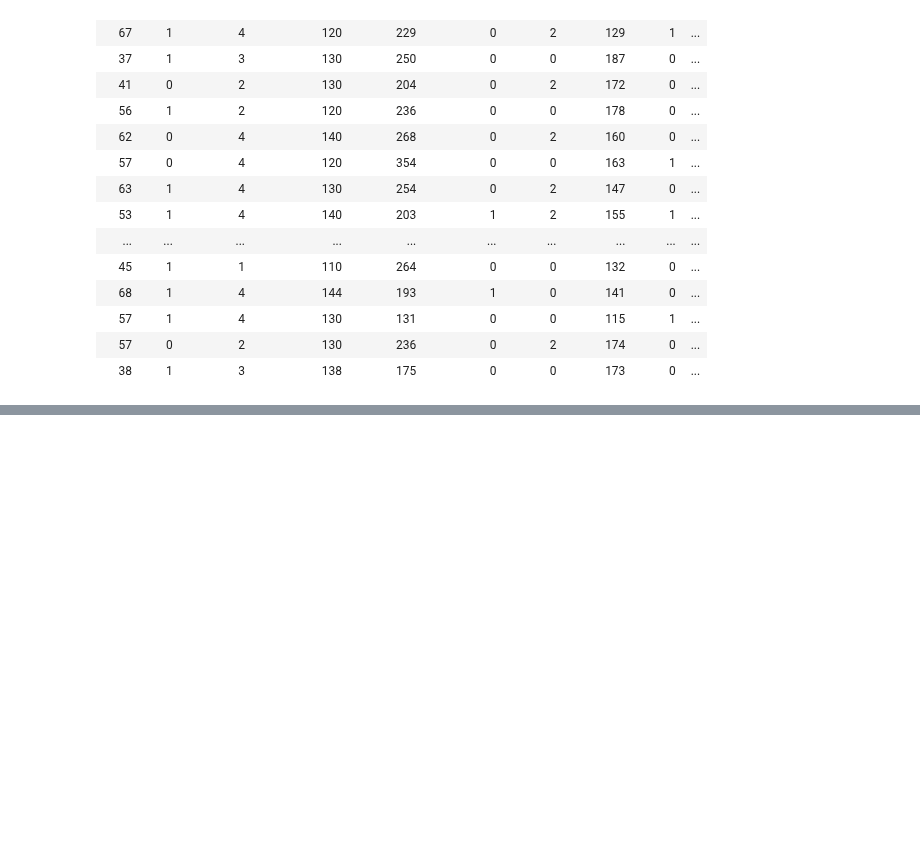
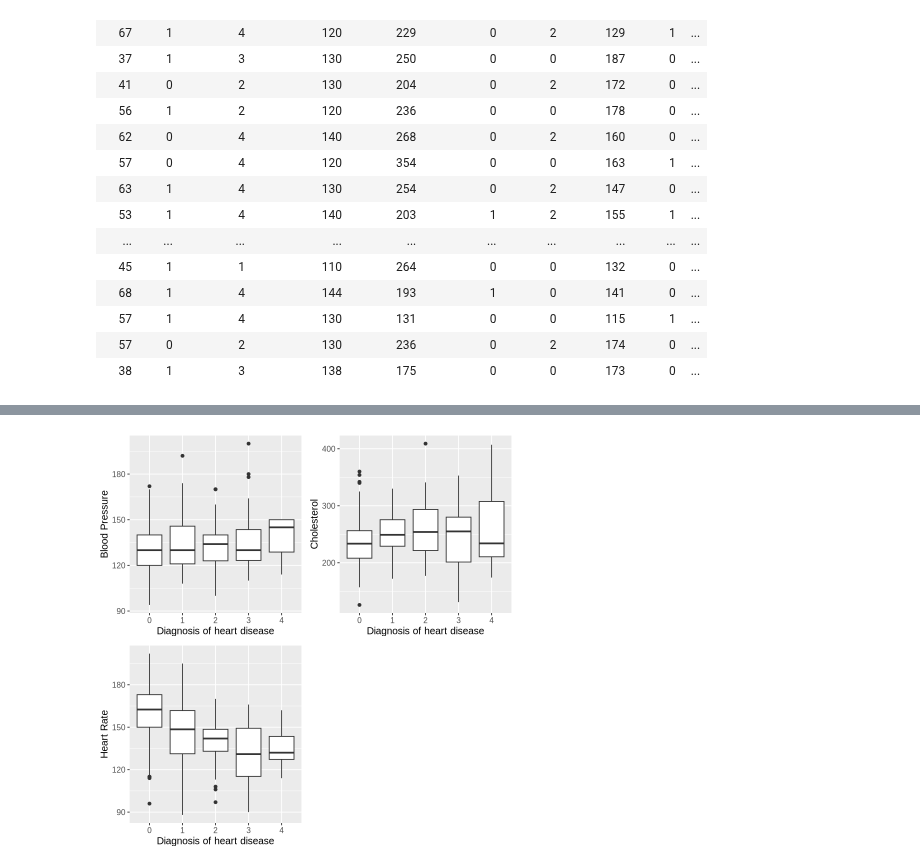
Before and after one commit to Git-Aarya/Heart-Disease-Predictor, a Jupyter notebook: project_proposal_analysis.ipynb, the cells around one changed output, grey strips where cells are left out. Cells and saved outputs as stored; diff of their text form; code cells hidden in the pictures; blank space fills up the shorter version.

Commit message:
Added Box Plot

```diff
--- a/project_proposal_analysis.ipynb
+++ b/project_proposal_analysis.ipynb
@@ -153,0 +147,13 @@ cp_ratio_plot
+# %%
+bp_box_plot <- cleveland_train |> ggplot(aes(x = diagnosis, y = blood_pressure)) + geom_boxplot() +
+labs(x = "Diagnosis of heart disease", y = "Blood Pressure") +
+theme(text = element_text(size = 12))
+chol_box_plot <- cleveland_train |> ggplot(aes(x = diagnosis, y = cholesterol)) + geom_boxplot() +
+labs(x = "Diagnosis of heart disease", y = "Cholesterol") +
+theme(text = element_text(size = 12))
+hr_box_plot <- cleveland_train |> ggplot(aes(x = diagnosis, y = heart_rate)) + geom_boxplot() +
+labs(x = "Diagnosis of heart disease", y = "Heart Rate") +
+theme(text = element_text(size = 12))
+plot_grid(bp_box_plot, chol_box_plot, hr_box_plot, ncol = 2)
+# %% [output]
+[figure, added]
```
Also changed, not shown: parts of 7 cells of this notebook.
